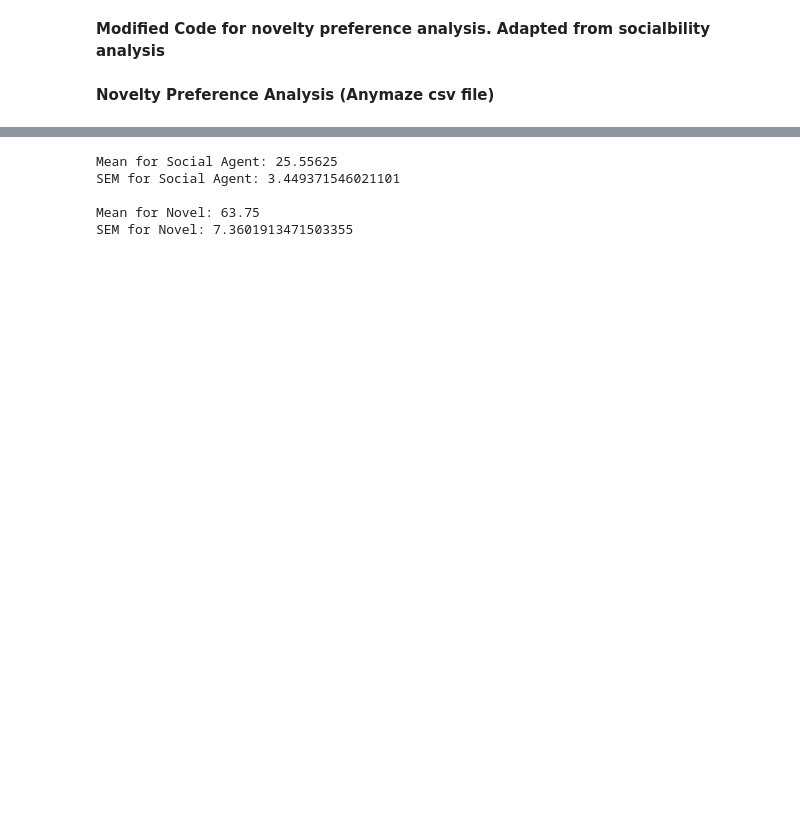
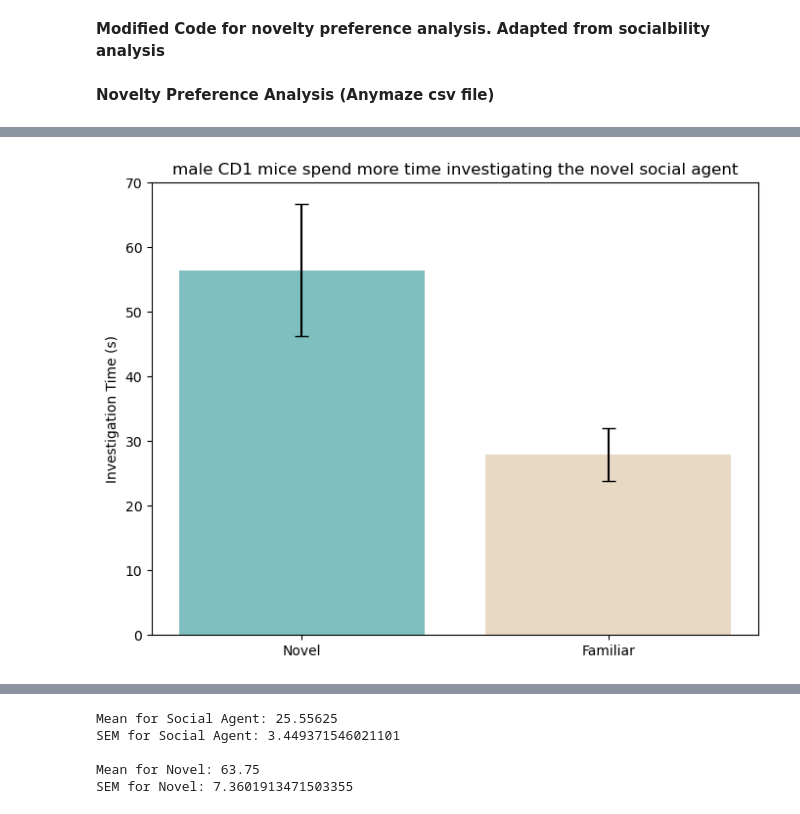
Before and after one commit to tomHep10/diff_fam_social_memory_ephys, a Jupyter notebook: sequioa/Code_Novelty_preference_analysis.ipynb, the cells around one changed output, grey strips where cells are left out. Cells and saved outputs as stored; diff of their text form; code cells hidden in the pictures; blank space fills up the shorter version.

```diff
--- a/sequioa/Code_Novelty_preference_analysis.ipynb
+++ b/sequioa/Code_Novelty_preference_analysis.ipynb
@@ -173,0 +533,35 @@ plt.show()
+# %%
+# Calculate the mean and SEM for 'Novel' and 'Social Agent' stimuli
+novel_mean = familiar_df['Novel'].mean()
+familiar_agent_mean = familiar_df['Social Agent'].mean()
+
+novel_sem = familiar_df['Novel'].sem()
+familiar_agent_sem = familiar_df['Social Agent'].sem()
+
+# Perform independent samples t-test
+t_statistic, p_value = stats.ttest_ind(familiar_df['Novel'], familiar_df['Social Agent'])
+
+# Define x positions for the bars
+x = np.arange(2)
+
+# Create a bar plot
+plt.figure(figsize=(8, 6))
+plt.bar(x, [novel_mean, familiar_agent_mean], color=['teal', 'tan'], alpha=0.5)
+
+# Add error bars for SEM
+plt.errorbar(x, [novel_mean, familiar_agent_mean], yerr=[novel_sem, familiar_agent_sem], fmt='none', capsize=5, color='black')
+
+# Add labels and title
+plt.ylabel('Investigation Time (s)')
+plt.title('male CD1 mice spend more time investigating the novel social agent')
+
+# Set x-axis ticks
+plt.xticks(x, ['Novel', 'Familiar'])
+
+# Remove grid lines
+plt.grid(False)
+
+# Show plot
+plt.show()
+# %% [output]
+[figure, added]
```
Also changed, not shown: parts of 49 cells of this notebook, 6 other files.
